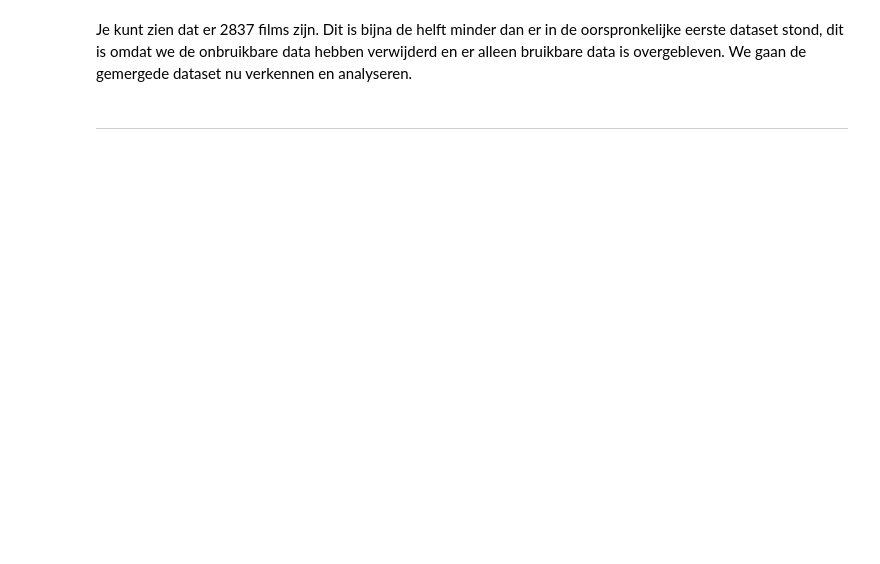
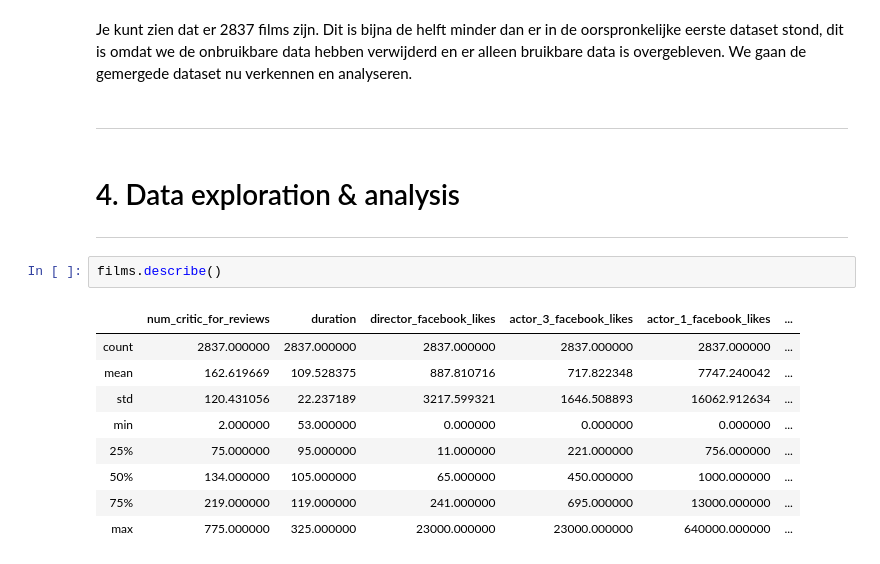
Before and after one commit to murrie030/data_science_groep6, a Jupyter notebook: films.ipynb, the cells around one changed output. Cells and saved outputs as stored; diff of their text form; blank space fills up the shorter version.

```diff
--- a/films.ipynb
+++ b/films.ipynb
@@ -102,3 +153,18 @@ Je kunt zien dat er 2837 films zijn. Dit is bijna de helft minder dan er in de o
 We gaan de gemergede dataset nu verkennen en analyseren.
 # %% [markdown]
 ---
+# %% [markdown]
+# 4. Data exploration & analysis
+---
+# %%
+films.describe()
+# %% [output]
+|  | num_critic_for_reviews | duration | director_facebook_likes | actor_3_facebook_likes | actor_1_facebook_likes | ... |
+| count | 2837.000000 | 2837.000000 | 2837.000000 | 2837.000000 | 2837.000000 | ... |
+| mean | 162.619669 | 109.528375 | 887.810716 | 717.822348 | 7747.240042 | ... |
+| std | 120.431056 | 22.237189 | 3217.599321 | 1646.508893 | 16062.912634 | ... |
+| min | 2.000000 | 53.000000 | 0.000000 | 0.000000 | 0.000000 | ... |
+| 25% | 75.000000 | 95.000000 | 11.000000 | 221.000000 | 756.000000 | ... |
+| 50% | 134.000000 | 105.000000 | 65.000000 | 450.000000 | 1000.000000 | ... |
+| 75% | 219.000000 | 119.000000 | 241.000000 | 695.000000 | 13000.000000 | ... |
+| max | 775.000000 | 325.000000 | 23000.000000 | 23000.000000 | 640000.000000 | ... |
```
Also changed, not shown: parts of 9 cells of this notebook.
